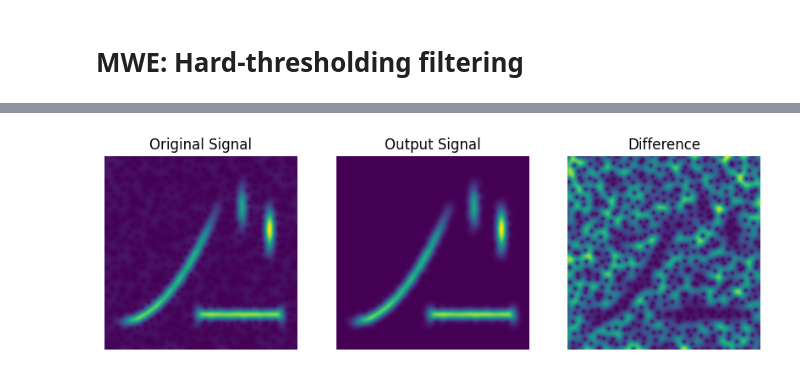
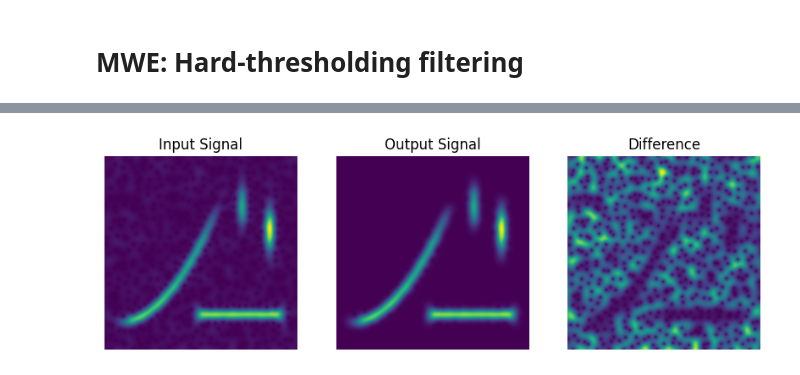
Before and after one commit to jmiramont/benchmarks-detection-denoising, a Jupyter notebook: notebooks/demo_method_hard_threshold.ipynb, the cells around one changed output, grey strips where cells are left out. Saved outputs shown, nothing was run; the diff lists cells and outputs as text; code cells hidden in the pictures.

```diff
--- a/notebooks/demo_method_hard_threshold.ipynb
+++ b/notebooks/demo_method_hard_threshold.ipynb
@@ -41,16 +41,16 @@ Output SNR = 22.533505713518977 (dB)
 # %%
 # Spectrograms
 S_output, F_output = get_spectrogram(signal_output)
 F_output = F_output[0:N+1]
 
 fig, axs = plt.subplots(1,3, figsize = (10,3))
 [ax.axis('off') for ax in axs]
 axs[0].imshow(abs(F), origin='lower')
-axs[0].set_title('Original Signal')
+axs[0].set_title('Input Signal')
 axs[1].imshow(abs(F_output), origin='lower')
 axs[1].set_title('Output Signal')
 axs[2].imshow(abs(F_output-F), origin='lower')
 axs[2].set_title('Difference')
 plt.show()
 # %% [output]
-[figure, old version]
+[figure, new version]
```
Also changed, not shown: parts of 1 cell of this notebook, 12 other files.
